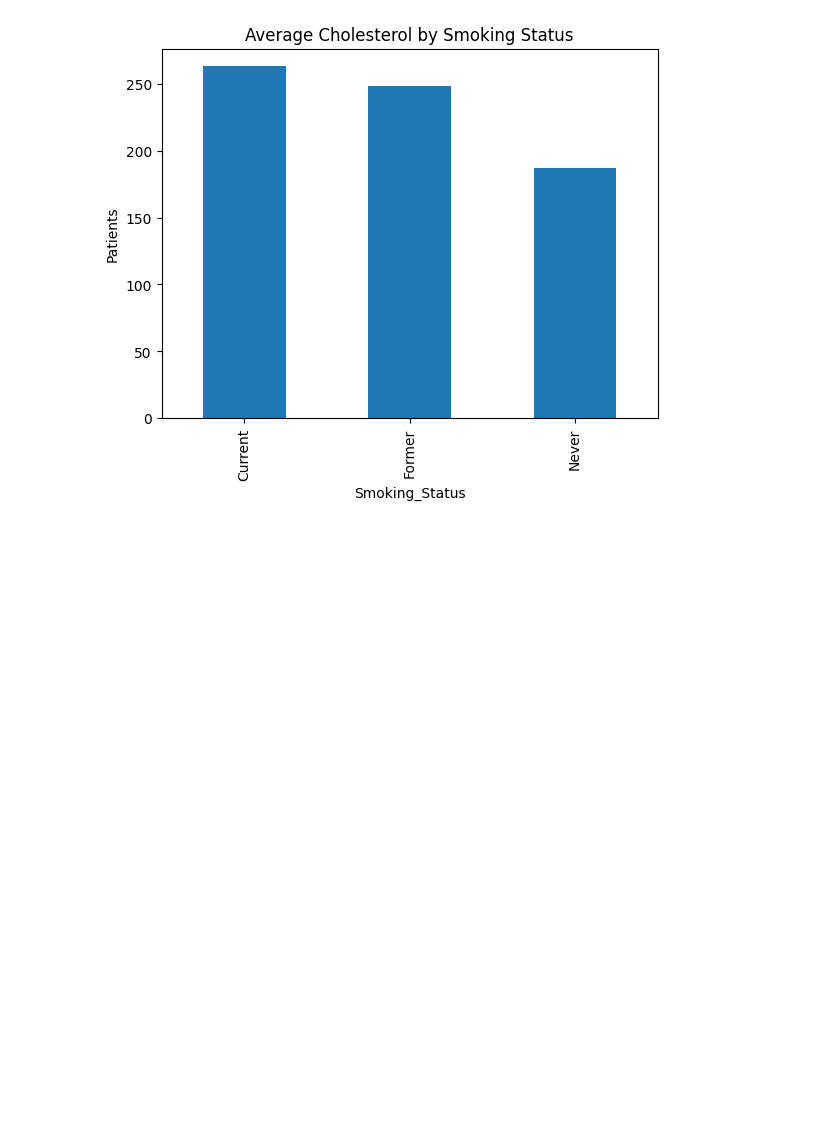
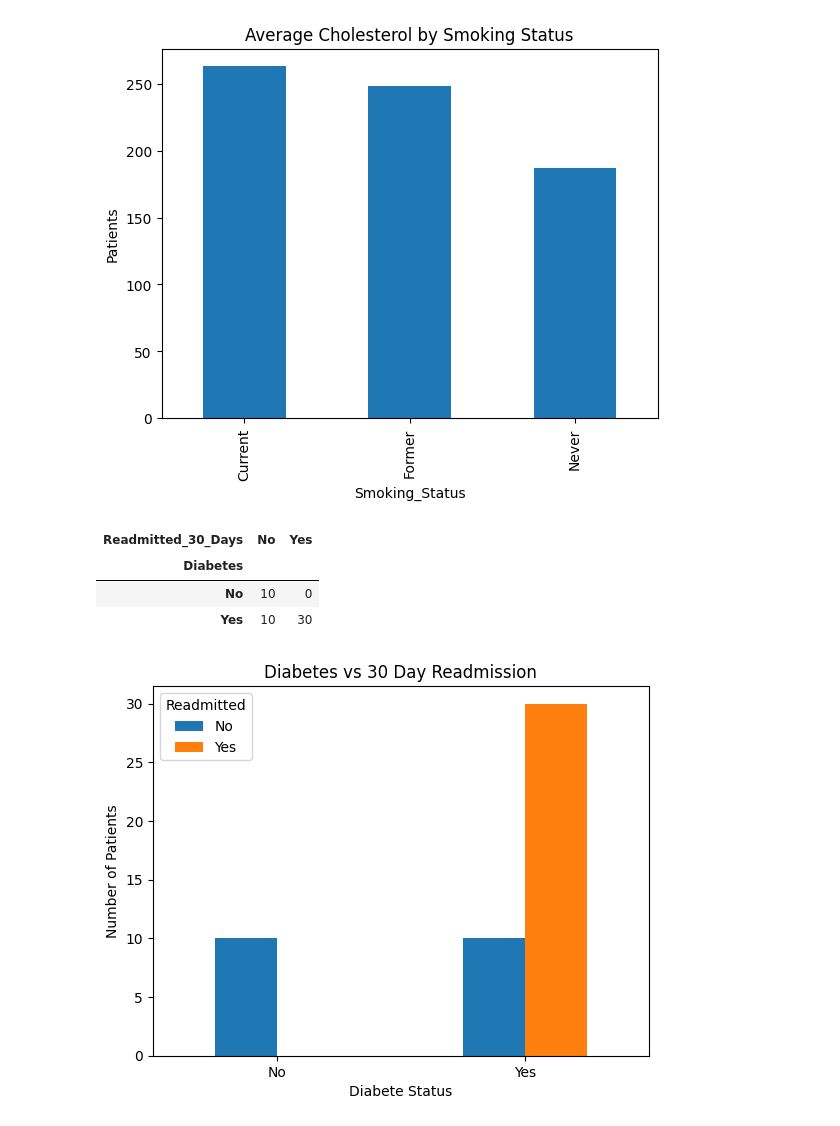
Before and after one commit to tapay9/healthcare_analysis, a Jupyter notebook: healthcare_analysis.ipynb, the cells around one changed output. Cells and saved outputs as stored; diff of their text form; code cells hidden in the pictures; blank space fills up the shorter version.

```diff
--- a/healthcare_analysis.ipynb
+++ b/healthcare_analysis.ipynb
@@ -242,0 +249,11 @@ plt.show()
+# %%
+df["Total_Hospital_Cost"] = (
+    df["Total_Hospital_Cost"]
+    .astype(str)
+    .str.replace("$", "", regex=False)
+    .str.replace(",", "", regex=False)
+)
+df["Total_Hospital_Cost"] = pd.to_numeric(
+    df["Total_Hospital_Cost"],
+    errors="coerce"
+)
@@ -242,0 +269,5 @@ plt.show()
+# %%
+df["Discharge_Date"] = pd.to_datetime(
+    df["Discharge_Date"],
+    errors="coerce"
+)
@@ -348,0 +381,26 @@ df.to_csv("healthcare_cleaned.csv", index=False)
+# %%
+pd.crosstab(          #Combination of values
+    df["Diabetes"],
+    df["Readmitted_30_Days"]
+) ##If the patient has diabetes they are more likely to ge readmitted to the hospital
+# %% [output]
+| Readmitted_30_Days | No | Yes |
+| Diabetes |  |  |
+| No | 10 | 0 |
+| Yes | 10 | 30 |
+# %%
+pd.crosstab(          #Combination of values
+    df["Diabetes"],
+    df["Readmitted_30_Days"]
+).plot(
+    kind="bar",
+    rot=0
+)
+plt.title("Diabetes vs 30 Day Readmission")
+plt.xlabel("Diabete Status")
+plt.ylabel("Number of Patients")
+plt.legend(title="Readmitted")
+
+plt.show()
+# %% [output]
+[figure, added]
```
Also changed, not shown: parts of 20 cells of this notebook, 1 other file.
